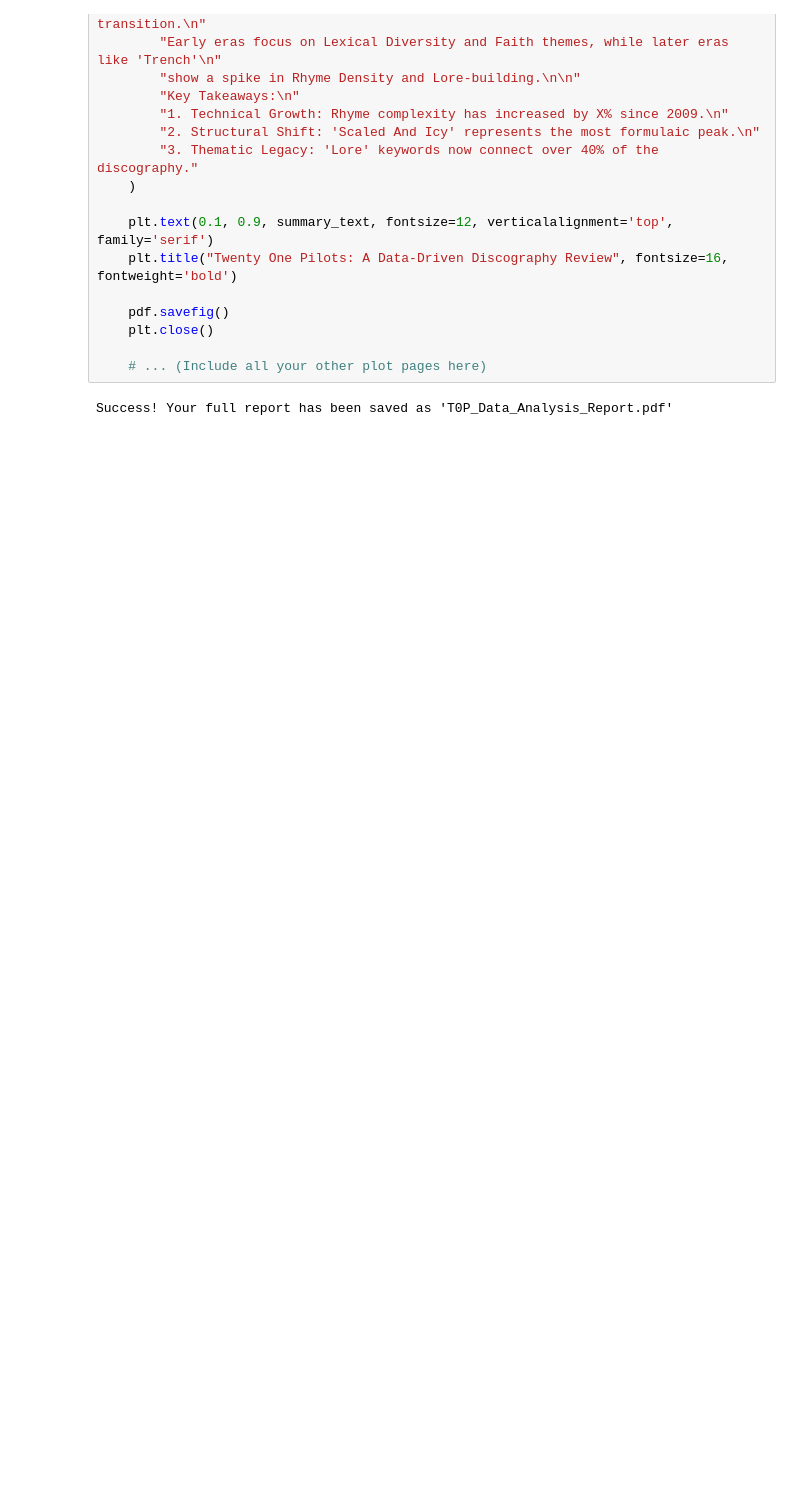
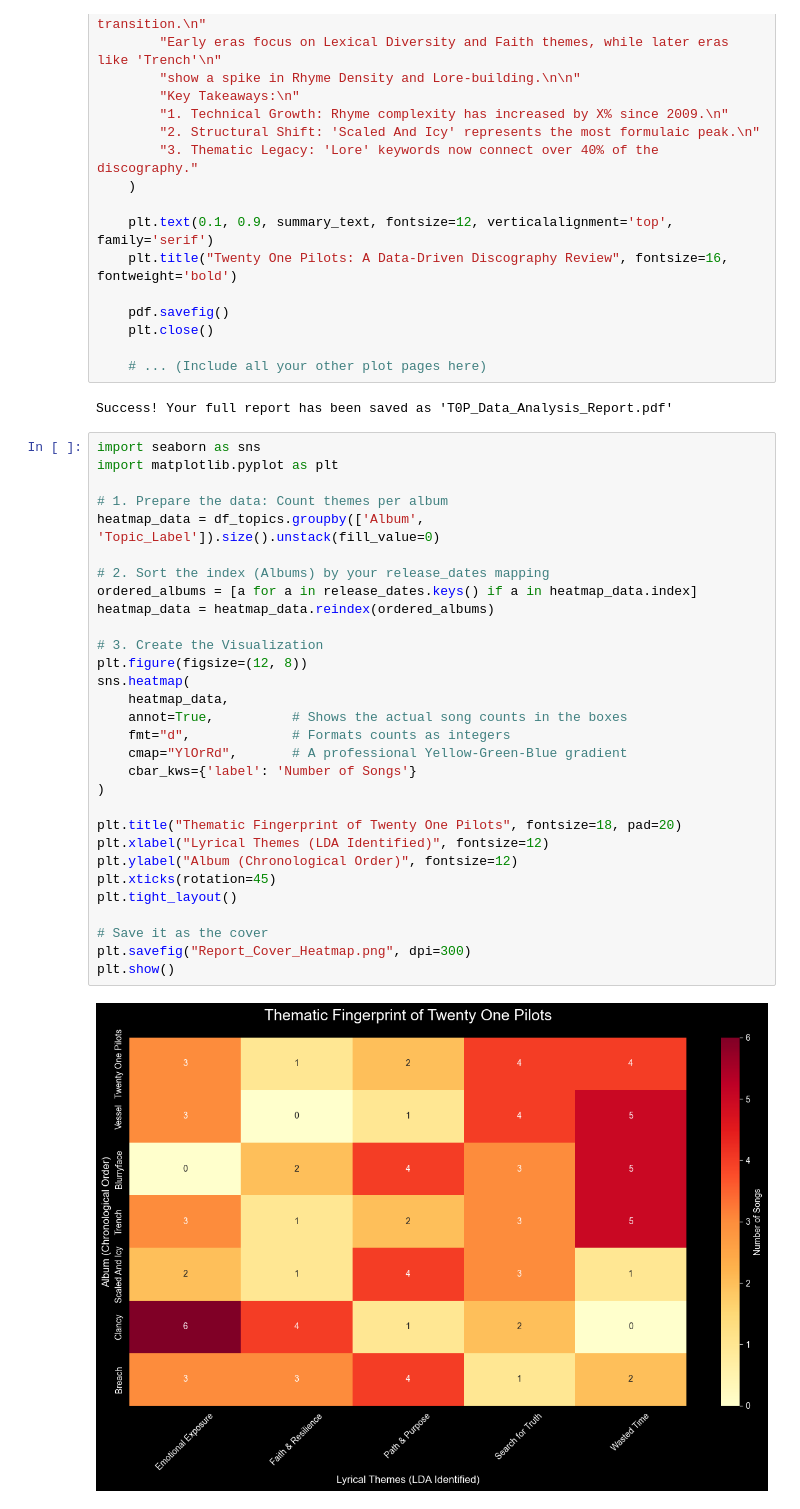
Before and after one commit to MeredithClikkie/torchbearerlab.github.io, a Jupyter notebook: AllAlbumLyrics.ipynb, the cells around one changed output. Cells and saved outputs as stored; diff of their text form; blank space fills up the shorter version.

```diff
--- a/AllAlbumLyrics.ipynb
+++ b/AllAlbumLyrics.ipynb
@@ -1194,3 +1194,35 @@ with PdfPages('T0P_Data_Analysis_Report.pdf') as pdf:
     # ... (Include all your other plot pages here)
 # %% [output]
 Success! Your full report has been saved as 'T0P_Data_Analysis_Report.pdf'
+# %%
+import seaborn as sns
+import matplotlib.pyplot as plt
+
+# 1. Prepare the data: Count themes per album
+heatmap_data = df_topics.groupby(['Album', 'Topic_Label']).size().unstack(fill_value=0)
+
+# 2. Sort the index (Albums) by your release_dates mapping
+ordered_albums = [a for a in release_dates.keys() if a in heatmap_data.index]
+heatmap_data = heatmap_data.reindex(ordered_albums)
+
+# 3. Create the Visualization
+plt.figure(figsize=(12, 8))
+sns.heatmap(
+    heatmap_data,
+    annot=True,          # Shows the actual song counts in the boxes
+    fmt="d",             # Formats counts as integers
+    cmap="YlOrRd",       # A professional Yellow-Green-Blue gradient
+    cbar_kws={'label': 'Number of Songs'}
+)
+
+plt.title("Thematic Fingerprint of Twenty One Pilots", fontsize=18, pad=20)
+plt.xlabel("Lyrical Themes (LDA Identified)", fontsize=12)
+plt.ylabel("Album (Chronological Order)", fontsize=12)
+plt.xticks(rotation=45)
+plt.tight_layout()
+
+# Save it as the cover
+plt.savefig("Report_Cover_Heatmap.png", dpi=300)
+plt.show()
+# %% [output]
+[figure, added]
```
Also changed, not shown: 2 other files.
